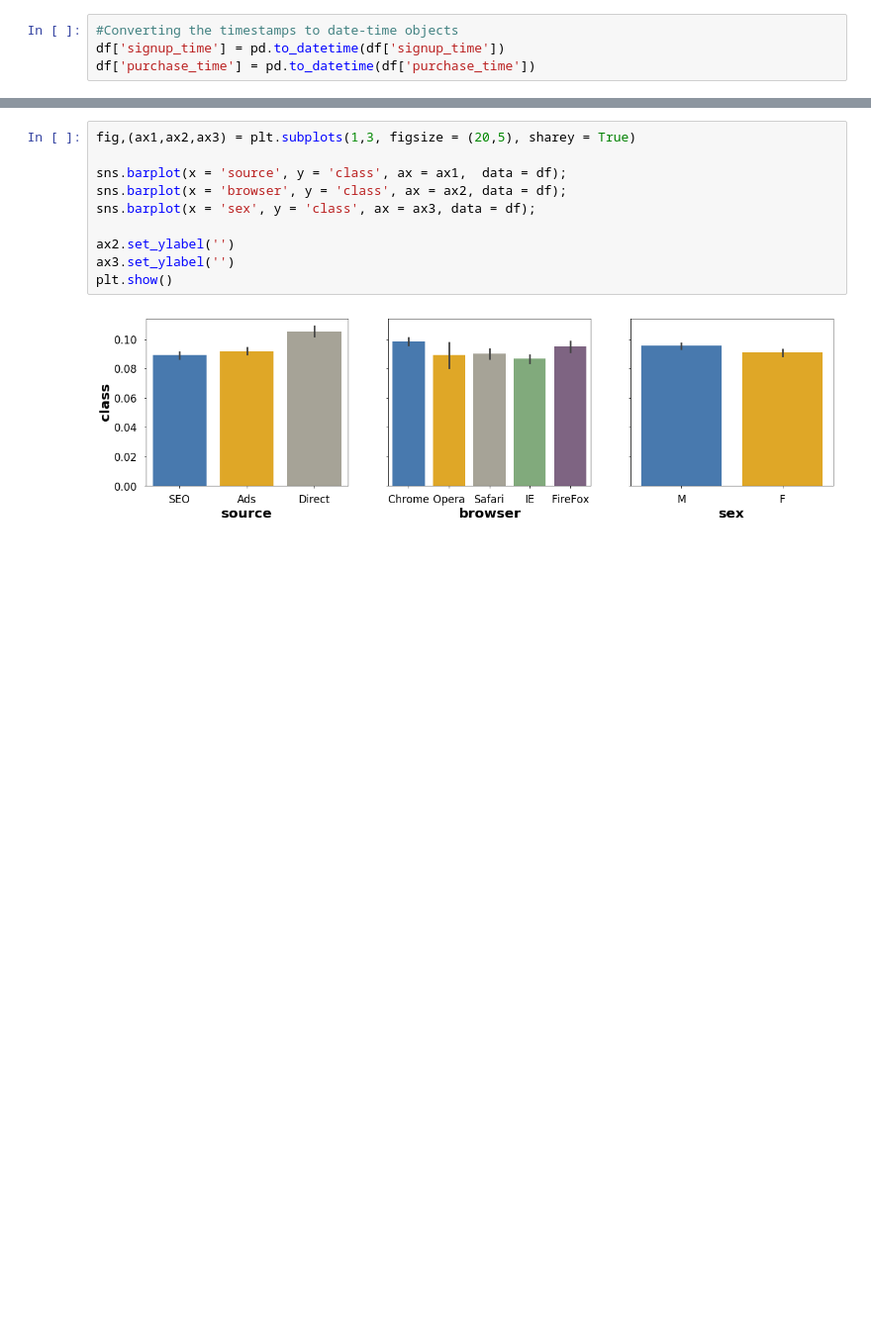
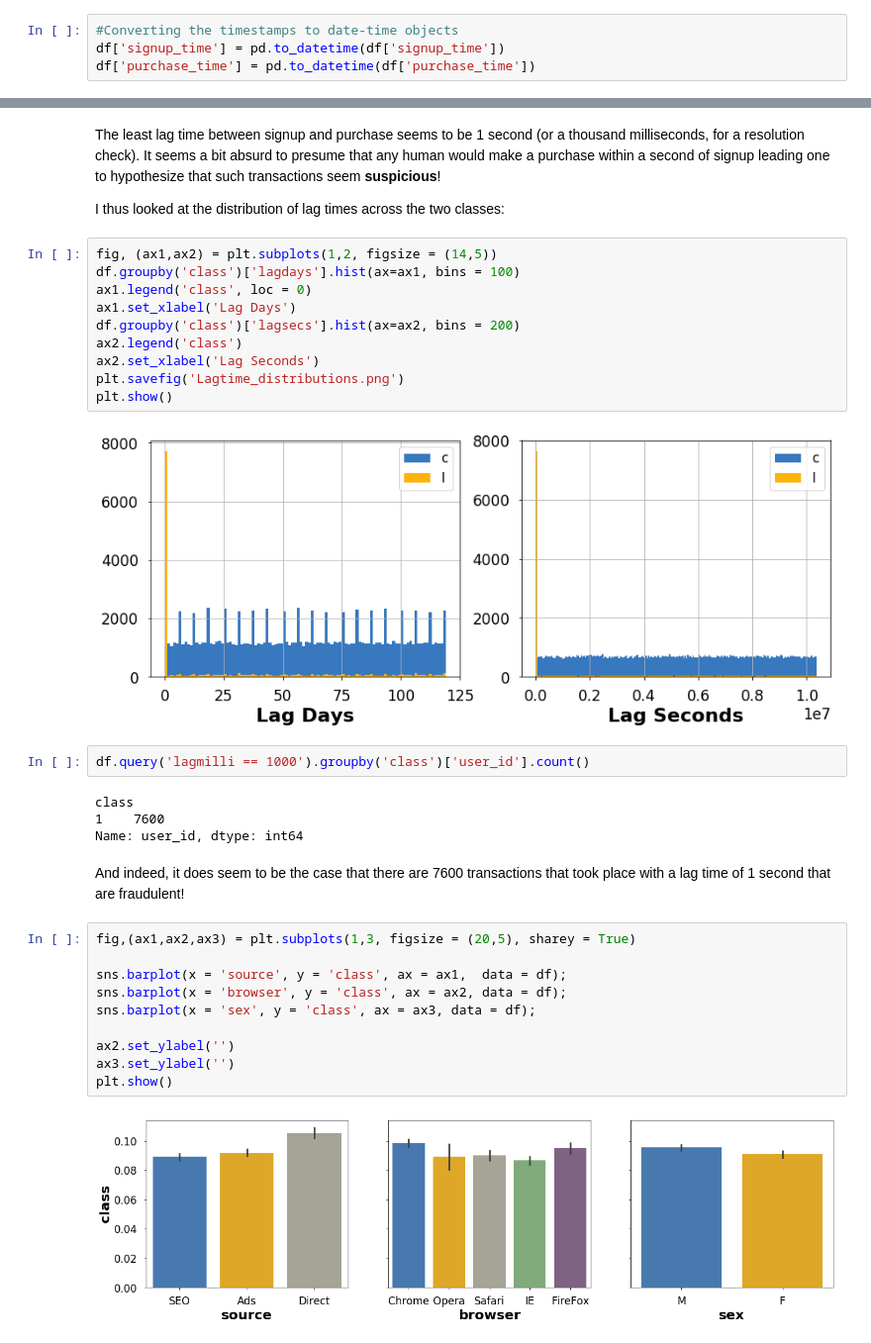
Before and after one commit to nityamd/E-Commerce-Fraud-Detection-Data-Challenge, a Jupyter notebook: notebooks/Data Preprocessing and Feature Engineering.ipynb, the cells around one changed output, grey strips where cells are left out. Shown at 99% size. Drawn from its saved outputs; the diff is of its cells as text; blank space fills up the shorter version.

```diff
--- a/notebooks/Data Preprocessing and Feature Engineering.ipynb
+++ b/notebooks/Data Preprocessing and Feature Engineering.ipynb
@@ -267,3 +277,27 @@ plt.show()
+# %% [markdown]
+The least lag time between signup and purchase seems to be 1 second (or a thousand milliseconds, for a resolution check). It seems a bit absurd to presume that any human would make a purchase within a second of signup leading one to hypothesize that such transactions seem **suspicious**! <br>
+
+I thus looked at the distribution of lag times across the two classes:
+# %%
+fig, (ax1,ax2) = plt.subplots(1,2, figsize = (14,5))
+df.groupby('class')['lagdays'].hist(ax=ax1, bins = 100)
+ax1.legend('class', loc = 0)
+ax1.set_xlabel('Lag Days')
+df.groupby('class')['lagsecs'].hist(ax=ax2, bins = 200)
+ax2.legend('class')
+ax2.set_xlabel('Lag Seconds')
+plt.savefig('Lagtime_distributions.png')
+plt.show()
+# %% [output]
+[figure, added]
+# %%
+df.query('lagmilli == 1000').groupby('class')['user_id'].count()
+# %% [output]
+class
+1    7600
+Name: user_id, dtype: int64
+# %% [markdown]
+And indeed, it does seem to be the case that there are 7600 transactions that took place with a lag time of 1 second that are fraudulent!
 # %%
 fig,(ax1,ax2,ax3) = plt.subplots(1,3, figsize = (20,5), sharey = True)
 
```
Also changed, not shown: parts of 33 cells of this notebook, 5 other files.
